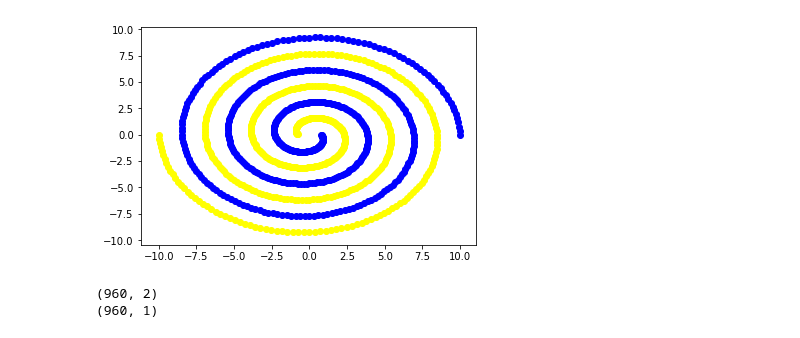
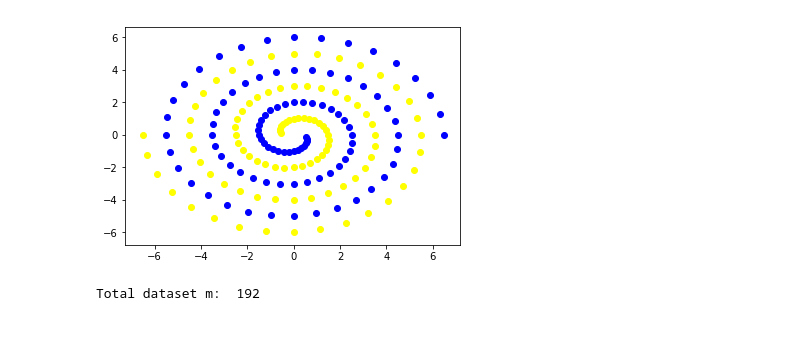
Before and after one commit to bibby-wang/comp3330-assignments, a Jupyter notebook: Assignment2.ipynb, the cells around one changed output. Drawn from its saved outputs; the diff is of its cells as text; code cells hidden in the pictures.

```diff
--- a/Assignment2.ipynb
+++ b/Assignment2.ipynb
@@ -8,7 +8,7 @@ import math
 def create_spiral_dataset(density=1, maxRadius=6.5):
     x_spiral = []
     y_spiral = []
-    points = 96 * density # total number of points to generate
+    points = math.ceil(96 * density) # total number of points to generate
 
     for num in range(points):
         # Angle is based on the current iteration times pi/16, divided by density
@@ -17,49 +17,39 @@ def create_spiral_dataset(density=1, maxRadius=6.5):
         # Radius is the maximum radius times the fraction of iterations left
         radius = maxRadius * ( (104.0 * density) - num) / (104.0 * density)
 
         # calculate x and y based on cos and sin, according to the paper
-        x = radius * math.cos(angle)
-        y = radius * math.sin(angle)
+        x_cos = radius * math.cos(angle)
+        y_sin = radius * math.sin(angle)
 
-        x_spiral.append([x, y]) # non mirror point
+        x_spiral.append([x_cos, y_sin]) # non mirror point
         y_spiral.append([0]) # label for non mirror
-        x_spiral.append([-x, -y]) # mirroring point for the spiral that goes the other way around
+        x_spiral.append([-x_cos, -y_sin]) # mirroring point for the spiral that goes the other way around
         y_spiral.append([1]) # label mirror
 
     return x_spiral, y_spiral
 
-x, y = create_spiral_dataset(density=5, maxRadius=10)
+x, y = create_spiral_dataset(density=1)
 
 blue_x = []
 blue_y = []
 yellow_x = []
 yellow_y = []
 
 for idx, point in enumerate(x):
     if y[idx][0] == 0:
         # non-mirror, blue
         blue_x.append(point[0])
         blue_y.append(point[1])
     else:
         yellow_x.append(point[0])
         yellow_y.append(point[1])
 
 plt.scatter(blue_x, blue_y, color='blue')
 plt.scatter(yellow_x, yellow_y, color='yellow')
 
 plt.show()
+
+print('Total dataset m: ', len(blue_x) + len(blue_y))
 # %% [output]
-[figure, old version]
+[figure, new version]
+Total dataset m:  192
-# %%
-import tensorflow as tf
-import numpy as np
-
-# convert dataset into numpy array
-np_x = np.array(x) # features
-np_y = np.array(y) # labels
-
-print(np_x.shape)
-print(np_y.shape)
-# %% [output]
-(960, 2)
-(960, 1)
```
Also changed, not shown: parts of 8 cells of this notebook, 1 other file.
